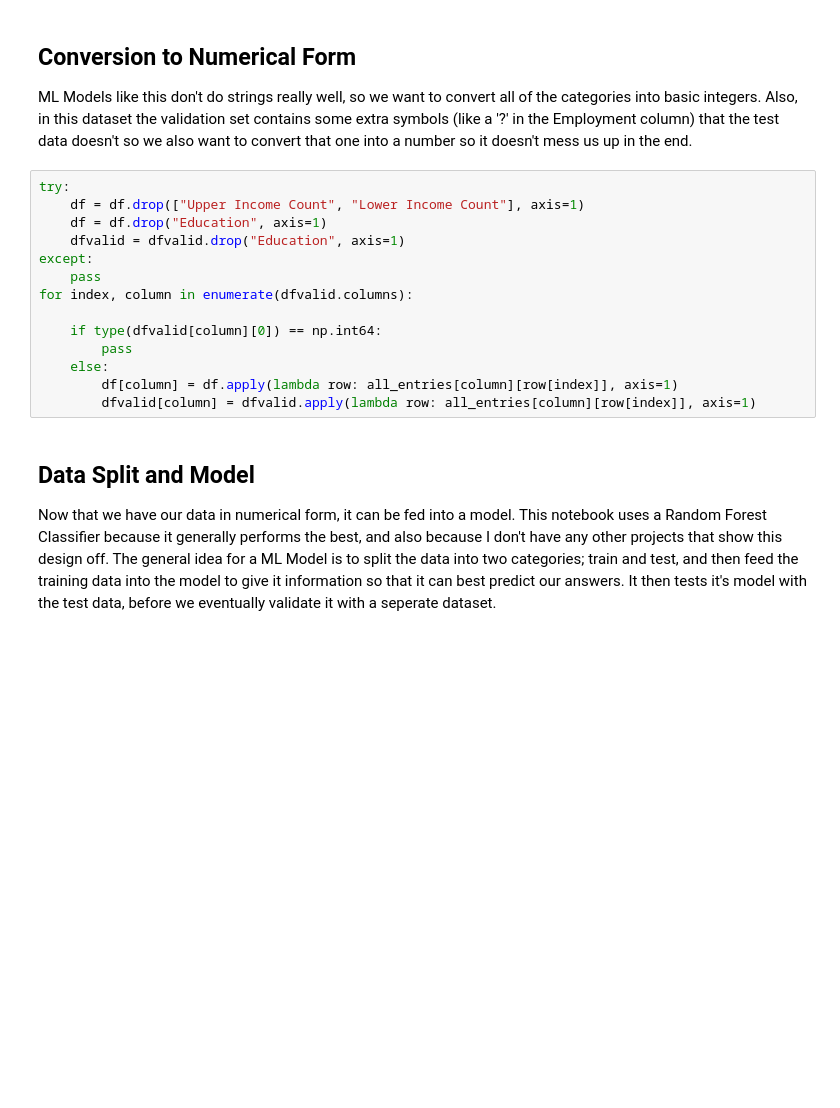
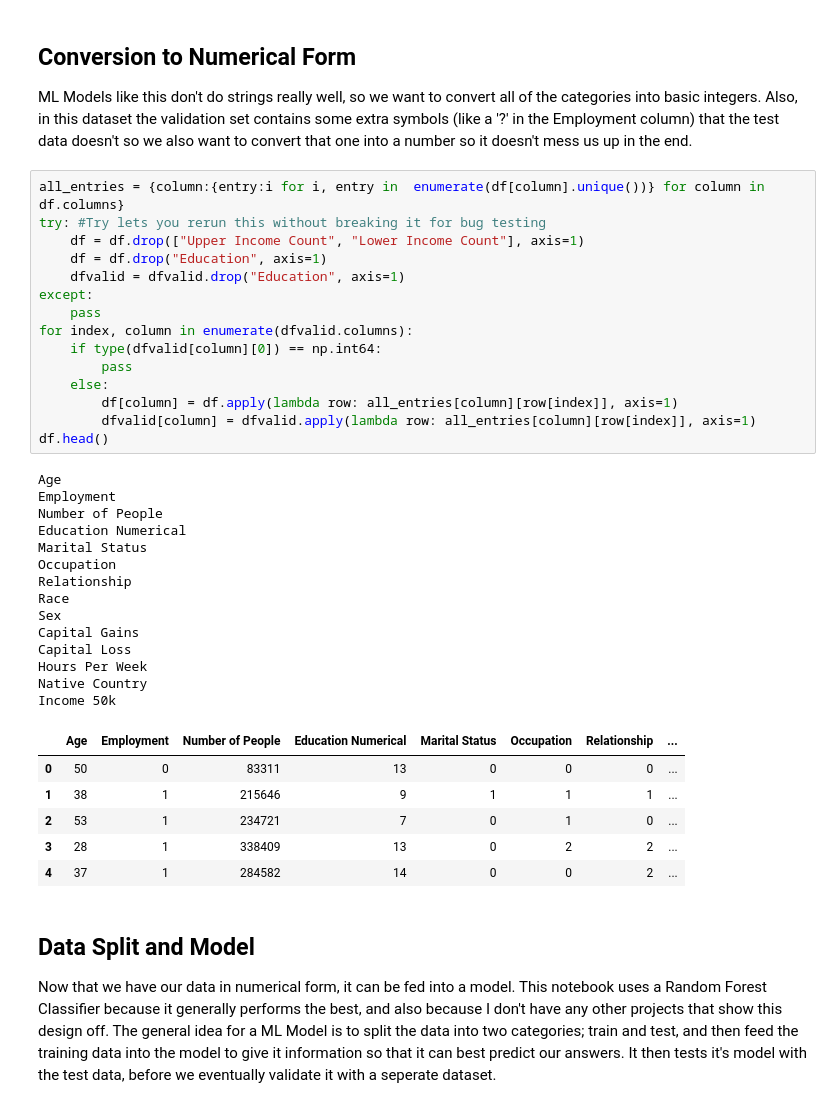
Before and after one commit to Toastisgreat/DS_Portfolio, a Jupyter notebook: Machine Learning Projects/Adult Census UCIML/main.ipynb, the cells around one changed output. Saved outputs shown, nothing was run; the diff lists cells and outputs as text; blank space fills up the shorter version.

```diff
--- a/Machine Learning Projects/Adult Census UCIML/main.ipynb
+++ b/Machine Learning Projects/Adult Census UCIML/main.ipynb
@@ -115,19 +66,41 @@ df.head()
 ## Conversion to Numerical Form
 ML Models like this don't do strings really well, so we want to convert all of the categories into basic integers. Also, in this dataset the validation set contains some extra symbols (like a '?' in the Employment column) that the test data doesn't so we also want to convert that one into a number so it doesn't mess us up in the end.
 # %%
-try:
+all_entries = {column:{entry:i for i, entry in  enumerate(df[column].unique())} for column in df.columns}
+try: #Try lets you rerun this without breaking it for bug testing
     df = df.drop(["Upper Income Count", "Lower Income Count"], axis=1)
     df = df.drop("Education", axis=1)
     dfvalid = dfvalid.drop("Education", axis=1)
 except:
     pass
 for index, column in enumerate(dfvalid.columns):
-
     if type(dfvalid[column][0]) == np.int64:
         pass
     else:
         df[column] = df.apply(lambda row: all_entries[column][row[index]], axis=1)
         dfvalid[column] = dfvalid.apply(lambda row: all_entries[column][row[index]], axis=1)
+df.head()
+# %% [output]
+Age
+Employment
+Number of People
+Education Numerical
+Marital Status
+Occupation
+Relationship
+Race
+Sex
+Capital Gains
+Capital Loss
+Hours Per Week
+Native Country
+Income 50k
+|  | Age | Employment | Number of People | Education Numerical | Marital Status | Occupation | Relationship | ... |
+| 0 | 50 | 0 | 83311 | 13 | 0 | 0 | 0 | ... |
+| 1 | 38 | 1 | 215646 | 9 | 1 | 1 | 1 | ... |
+| 2 | 53 | 1 | 234721 | 7 | 0 | 1 | 0 | ... |
+| 3 | 28 | 1 | 338409 | 13 | 0 | 2 | 2 | ... |
+| 4 | 37 | 1 | 284582 | 14 | 0 | 0 | 2 | ... |
 # %% [markdown]
 ## Data Split and Model
 Now that we have our data in numerical form, it can be fed into a model. This notebook uses a Random Forest Classifier because it generally performs the best, and also because I don't have any other projects that show this design off. The general idea for a ML Model is to split the data into two categories; train and test, and then feed the training data into the model to give it information so that it can best predict our answers. It then tests it's model with the test data, before we eventually validate it with a seperate dataset.
```
Also changed, not shown: parts of 11 cells of this notebook, 6 other files.
